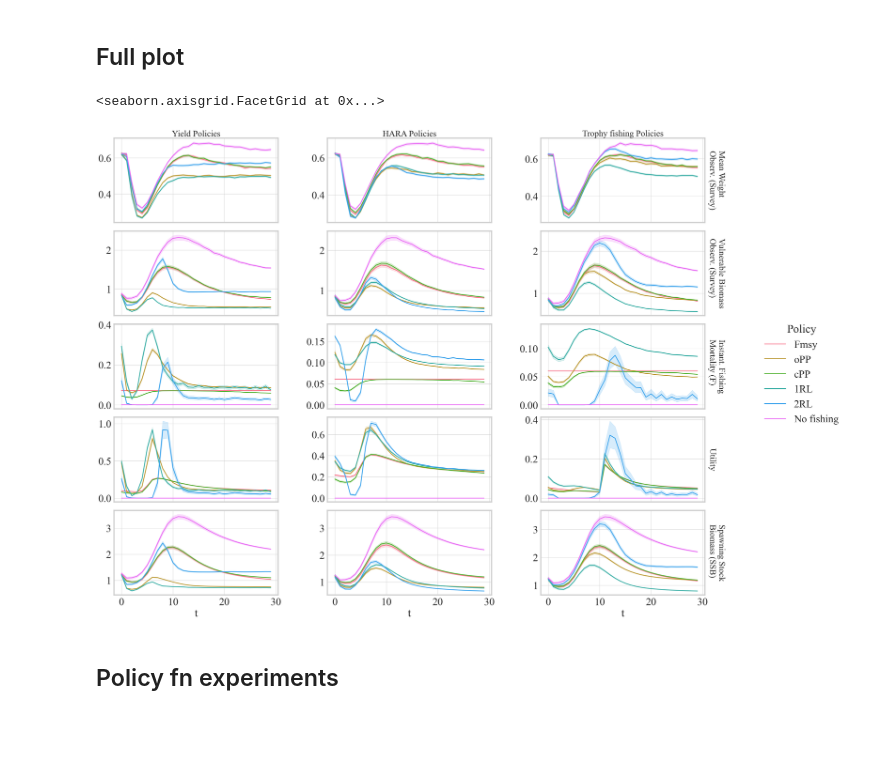
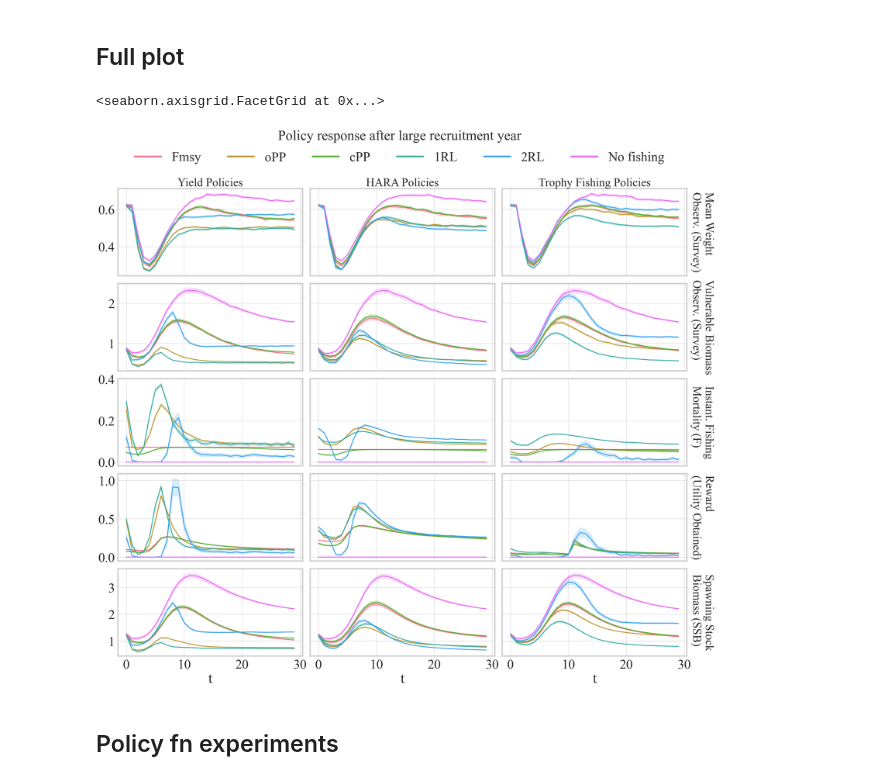
Before and after one commit to boettiger-lab/rl4fisheries, a Jupyter notebook: notebooks/experimenting/aftermath.ipynb, the cells around one changed output. Saved outputs shown, nothing was run; the diff lists cells and outputs as text; code cells hidden in the pictures; blank space fills up the shorter version.

```diff
--- a/notebooks/experimenting/aftermath.ipynb
+++ b/notebooks/experimenting/aftermath.ipynb
@@ -216,7 +216,12 @@ N_SIMS = 500
 N_STEPS = 30
 
 def aftermath_rdevs(num_steps):
-    rdevs = get_r_devs_v2(num_steps)
+    log_n_mu = 0
+    log_n_sd = 0.4
+    log_n_mean = np.exp(log_n_mu + 0.5 * log_n_sd**2)
+    rdevs = get_r_devs_v2(num_steps, sdr=log_n_sd) * (
+        1 / (4 * log_n_mean) # scaling
+    )
     rdevs[0] = np.random.uniform(10, 30)
     return rdevs
 
@@ -403,7 +408,7 @@ melted_UM3_df = simulation_df_UM3.melt(id_vars=['t', 'sim_id', 'agent'], value_v
 # %%
 nice_name = {
     'mort': 'Instant. Fishing\n' 'Mortality (F)',
-    'rew': 'Utility',
+    'rew': 'Reward\n' '(Utility Obtained)',
     'ssb': 'Spawning Stock\n' 'Biomass (SSB)',
     'bms': 'Vulnerable Biomass\n' 'Observ. (Survey)',
     'mwt': 'Mean Weight\n' 'Observ. (Survey)',
@@ -426,7 +431,7 @@ melted_UM3_df['nice_var'] = melted_UM3_df.apply(
 
 melted_UM1_df['Utility'] = 'Yield'
 melted_UM2_df['Utility'] = 'HARA'
-melted_UM3_df['Utility'] = 'Trophy fishing'
+melted_UM3_df['Utility'] = 'Trophy Fishing'
 
 full_df = pd.concat(
     [
@@ -447,7 +452,7 @@ full_df['Policy'] = full_df['agent'] # for nice legend (easy n unelegant fix)
 sns.set_theme(
     palette=sns.color_palette("husl", 6),
     font="Times New Roman",
-    font_scale=3.3,
+    font_scale=3.8,
     style="whitegrid",
 )
 sns.axes_style(
@@ -536,30 +541,53 @@ sns.axes_style(
 # %%
 g = sns.relplot(
     data=full_df,
     x='t',
     y='value',
     hue='Policy',
     row='nice_var',
     col='Utility',
     kind='line',
-    aspect=2.2,
+    aspect=2.,
     linewidth=2.8,
-    facet_kws={'sharey': False, 'margin_titles': True}
+    facet_kws={'sharey': "row", 'margin_titles': True}
 )
-g.set_titles(row_template="{row_name}", col_template="{col_name} Policies", size=30)
+g.set_titles(row_template="{row_name}", col_template="{col_name} Policies", size=37)
 g.set_axis_labels("t", "")
 g.tight_layout()
-g.figure.subplots_adjust(hspace=0.1, wspace=0.3)
+g.figure.subplots_adjust(hspace=0.09, wspace=0.04)
 
 mpl.rcParams['axes.linewidth'] = 4
 for idx, ax in enumerate(g.axes.ravel()):
         ax.spines['right'].set_visible(True)
         ax.spines['left'].set_visible(True)
         ax.spines['top'].set_visible(True)
         ax.spines['bottom'].set_visible(True)
 
+g.figure.suptitle(
+    "Policy response after large recruitment year",
+    size=44,
+    y=1.01,
+    x=0.41,
+)
+
+# sns.move_legend(
+#     g, "lower center",
+#     bbox_to_anchor=(0.89, 0.38), frameon=False,
+# )
+sns.move_legend(
+    g, "lower center",
+    bbox_to_anchor=(0.41, 0.93), frameon=False, ncol=6, title=None,
+)
+
+g.legend.get_lines()[0].set_linewidth(5)
+g.legend.get_lines()[1].set_linewidth(5)
+g.legend.get_lines()[2].set_linewidth(5)
+g.legend.get_lines()[3].set_linewidth(5)
+g.legend.get_lines()[4].set_linewidth(5)
+g.legend.get_lines()[5].set_linewidth(5)
+
 g.savefig("../../../peer-review/myst/figures/aftermath-full.jpeg")
 g
 # %% [output]
 <seaborn.axisgrid.FacetGrid at 0x...>
-[figure, old version]
+[figure, new version]
```
Also changed, not shown: parts of 1 cell of this notebook, 1 other file.
